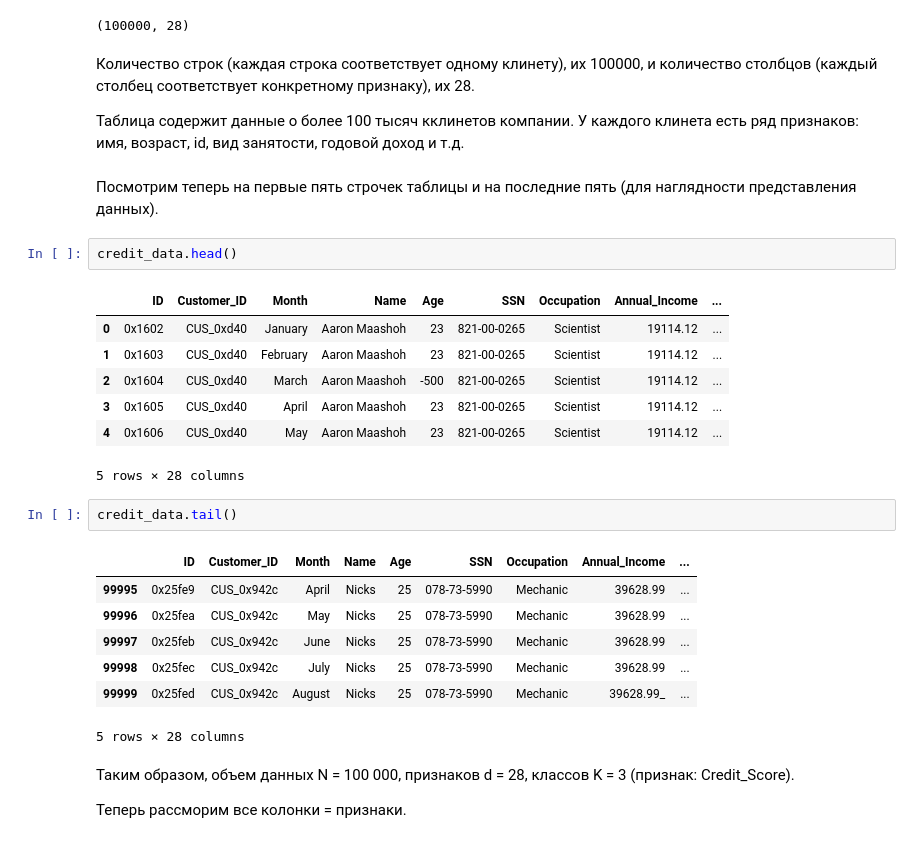
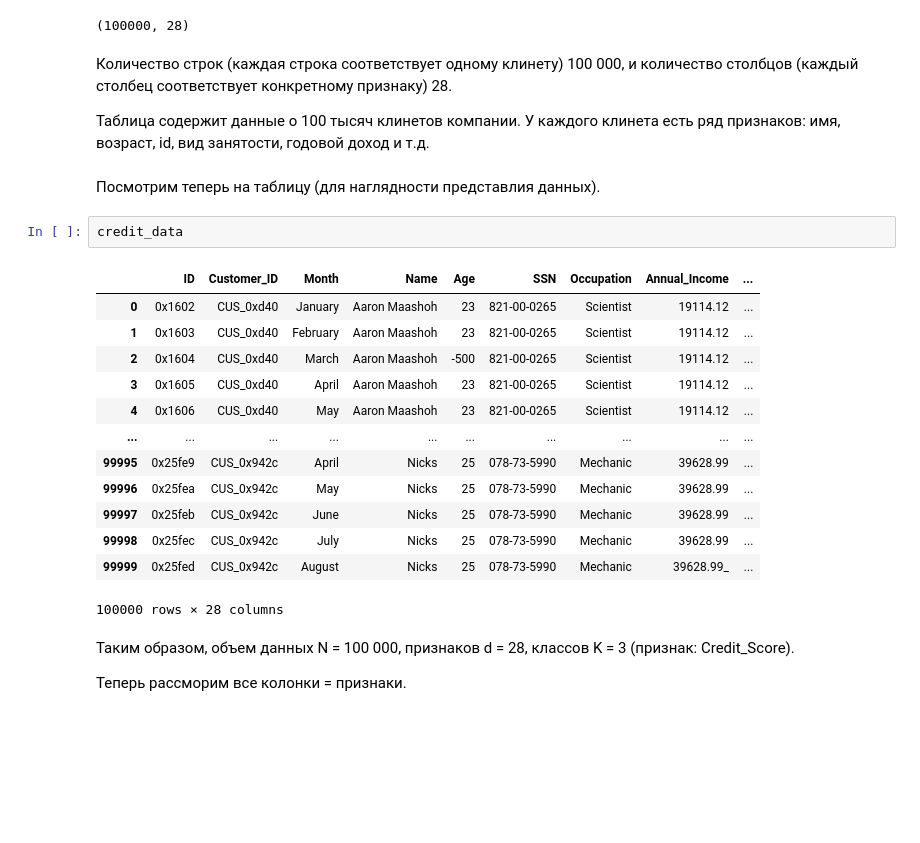
Before and after one commit to Zhurilovaa/Machine_Learning_Mag, a Jupyter notebook: homework/homework_7oct.ipynb, the cells around one changed output. Saved outputs shown, nothing was run; the diff lists cells and outputs as text; blank space fills up the shorter version.

```diff
--- a/homework/homework_7oct.ipynb
+++ b/homework/homework_7oct.ipynb
@@ -36,31 +36,27 @@ credit_data.shape
 # %% [output]
 (100000, 28)
 # %% [markdown]
-Количество строк (каждая строка соответствует одному клинету), их 100000, и количество столбцов (каждый столбец соответствует конкретному признаку), их 28.
+Количество строк (каждая строка соответствует одному клинету) 100 000, и количество столбцов (каждый столбец соответствует конкретному признаку) 28.
 
-Таблица содержит данные о более 100 тысяч кклинетов компании. У каждого клинета есть ряд признаков: имя, возраст, id, вид занятости, годовой доход и т.д.
+Таблица содержит данные о 100 тысяч клинетов компании. У каждого клинета есть ряд признаков: имя, возраст, id, вид занятости, годовой доход и т.д.
 # %% [markdown]
-Посмотрим теперь на первые пять строчек таблицы и на последние пять (для наглядности представления данных).
+Посмотрим теперь на таблицу (для наглядности представлия данных).
 # %%
-credit_data.head()
+credit_data
 # %% [output]
 |  | ID | Customer_ID | Month | Name | Age | SSN | Occupation | Annual_Income | ... |
 | 0 | 0x1602 | CUS_0xd40 | January | Aaron Maashoh | 23 | 821-00-0265 | Scientist | 19114.12 | ... |
 | 1 | 0x1603 | CUS_0xd40 | February | Aaron Maashoh | 23 | 821-00-0265 | Scientist | 19114.12 | ... |
 | 2 | 0x1604 | CUS_0xd40 | March | Aaron Maashoh | -500 | 821-00-0265 | Scientist | 19114.12 | ... |
 | 3 | 0x1605 | CUS_0xd40 | April | Aaron Maashoh | 23 | 821-00-0265 | Scientist | 19114.12 | ... |
 | 4 | 0x1606 | CUS_0xd40 | May | Aaron Maashoh | 23 | 821-00-0265 | Scientist | 19114.12 | ... |
+| ... | ... | ... | ... | ... | ... | ... | ... | ... | ... |
+| 99995 | 0x25fe9 | CUS_0x942c | April | Nicks | 25 | 078-73-5990 | Mechanic | 39628.99 | ... |
+| 99996 | 0x25fea | CUS_0x942c | May | Nicks | 25 | 078-73-5990 | Mechanic | 39628.99 | ... |
+| 99997 | 0x25feb | CUS_0x942c | June | Nicks | 25 | 078-73-5990 | Mechanic | 39628.99 | ... |
+| 99998 | 0x25fec | CUS_0x942c | July | Nicks | 25 | 078-73-5990 | Mechanic | 39628.99 | ... |
+| 99999 | 0x25fed | CUS_0x942c | August | Nicks | 25 | 078-73-5990 | Mechanic | 39628.99_ | ... |
-5 rows × 28 columns
+100000 rows × 28 columns
-# %%
-credit_data.tail()
-# %% [output]
-|  | ID | Customer_ID | Month | Name | Age | SSN | Occupation | Annual_Income | ... |
-| 99995 | 0x25fe9 | CUS_0x942c | April | Nicks | 25 | 078-73-5990 | Mechanic | 39628.99 | ... |
-| 99996 | 0x25fea | CUS_0x942c | May | Nicks | 25 | 078-73-5990 | Mechanic | 39628.99 | ... |
-| 99997 | 0x25feb | CUS_0x942c | June | Nicks | 25 | 078-73-5990 | Mechanic | 39628.99 | ... |
-| 99998 | 0x25fec | CUS_0x942c | July | Nicks | 25 | 078-73-5990 | Mechanic | 39628.99 | ... |
-| 99999 | 0x25fed | CUS_0x942c | August | Nicks | 25 | 078-73-5990 | Mechanic | 39628.99_ | ... |
-5 rows × 28 columns
 # %% [markdown]
 Таким образом, объем данных N = 100 000, признаков d = 28, классов K = 3 (признак: Credit_Score).
 
```
Also changed, not shown: parts of 176 cells of this notebook.
